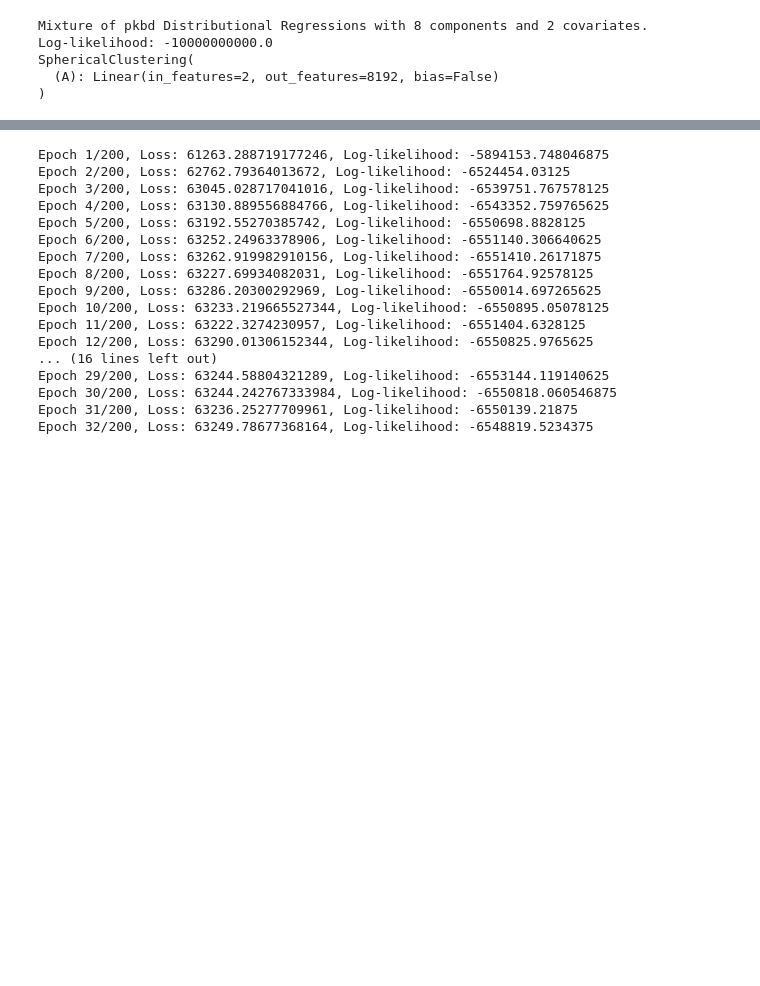
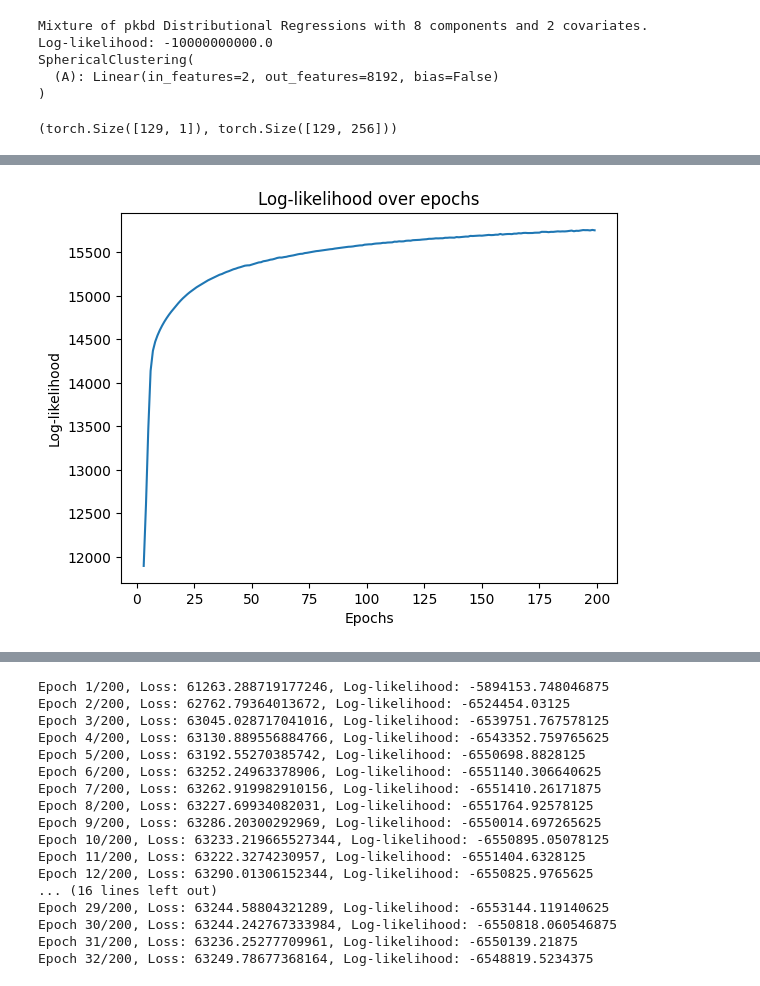
Before and after one commit to lsablica/Spheroids, a Jupyter notebook: develop.ipynb, the cells around one changed output, grey strips where cells are left out. Drawn from its saved outputs; the diff is of its cells as text; code cells hidden in the pictures; blank space fills up the shorter version.

```diff
--- a/spheroids/develop.ipynb
+++ b/develop.ipynb
@@ -48,7 +48,8 @@ class SphericalClustering(nn.Module):
         N = X.size(0)
         embeddings = self.A(X)  # Shape: Nx(d*K)
         embeddings = embeddings.view(N, self.num_clusters, self.response_dim)  # Shape: NxKxd
-        embeddings = embeddings[:, self.mask.squeeze()]
+        if (self.num_clusters > 1):
+            embeddings = embeddings[:, self.mask.squeeze()]
         # Compute mu (mean direction) by normalizing across the last dimension
         norms = torch.norm(embeddings, dim=-1, keepdim=True)  # Shape: NxKx1
         mu = embeddings / norms  # Normalized embeddings: NxKxd
@@ -350,3 +351,16 @@ Log-likelihood: -10000000000.0
 SphericalClustering(
   (A): Linear(in_features=2, out_features=8192, bias=False)
 )
+# %%
+#X = torch.tensor(np.load('data/pkbd_X_fac.npy')).float()
+#Y = torch.tensor(np.load('data/pkbd_Y.npy')).float()
+X = torch.tensor(np.load('data/Abstracts256_X.npy')).float()
+X = torch.ones(X.shape[0], 1)
+Y = torch.tensor(np.load('data/Abstracts256_Y.npy')).float()
+model = SphericalClustering(num_covariates=X.shape[1], response_dim=Y.shape[1], num_clusters=8, device="cpu", min_weight=0.01)
+X.shape, Y.shape
+# %% [output]
+(torch.Size([129, 1]), torch.Size([129, 256]))
+# %%
+l= model.fit(X, Y, num_epochs=200, num_inner_steps=20, lr=0.1, tol=1e-4)
+# %% [output]
@@ -352,0 +384 @@ SphericalClustering(
+[figure, added]
```
Also changed, not shown: parts of 5 cells of this notebook, 1 other file.
